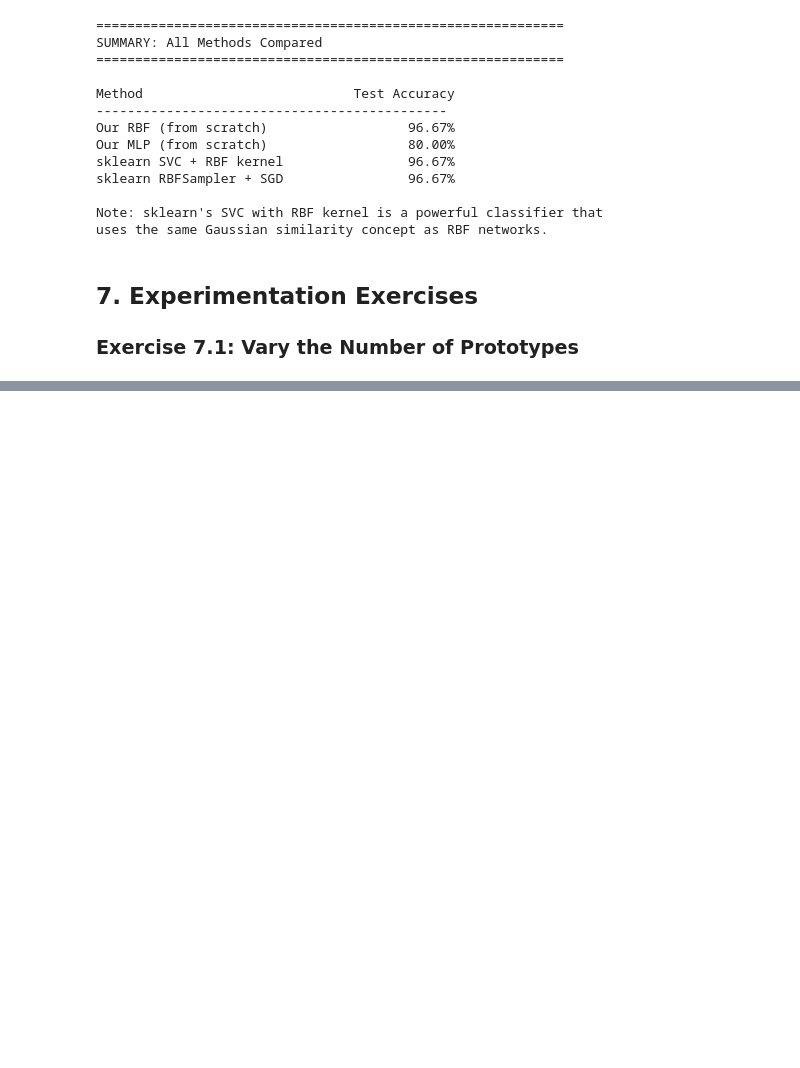
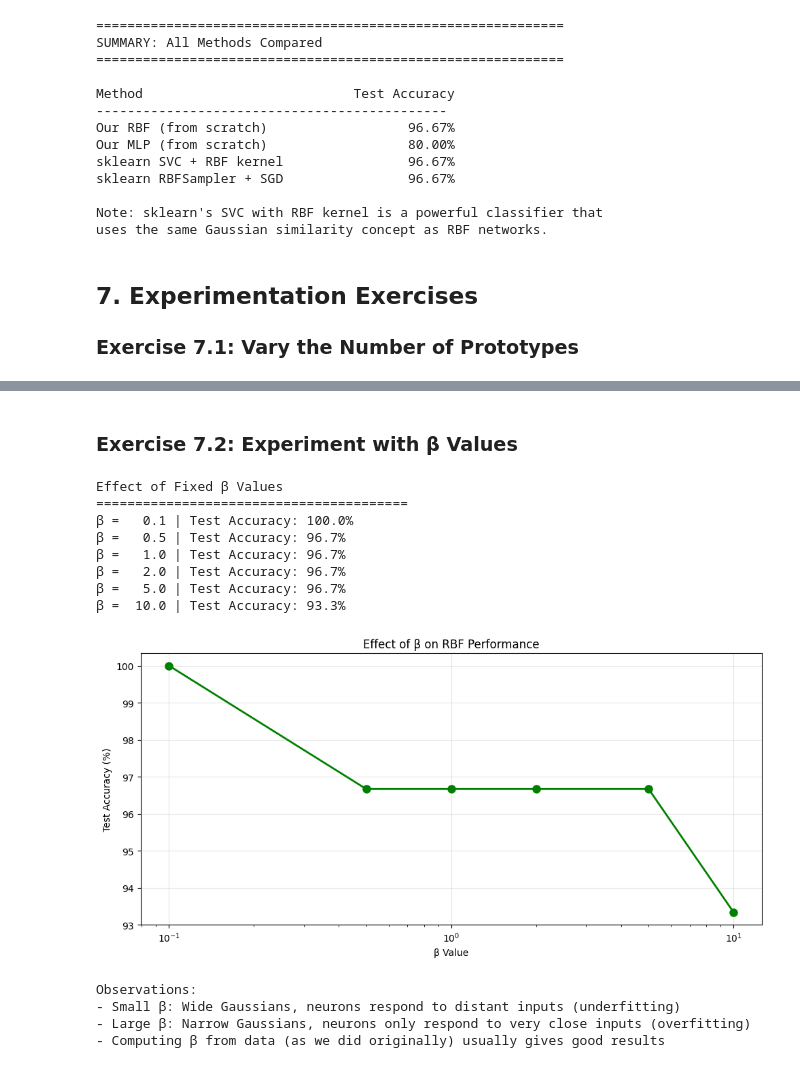
Before and after one commit to fionnmcgoldrick123/artificial_intelligence_lab, a Jupyter notebook: lab_3.ipynb, the cells around one changed output, grey strips where cells are left out. Drawn from its saved outputs; the diff is of its cells as text; code cells hidden in the pictures; blank space fills up the shorter version.

Commit message:
Completed Lab 3: - Add final exercise - Fix bug from lab 1

```diff
--- a/lab_3.ipynb
+++ b/lab_3.ipynb
@@ -658,0 +682,68 @@ print("- Sweet spot depends on dataset complexity")
+# %% [markdown]
+### Exercise 7.2: Experiment with β Values
+# %%
+# Experiment: Effect of fixed β values
+class RBFNetworkFixedBeta(RBFNetwork):
+    """RBF Network with fixed (not computed) beta value."""
+
+    def __init__(self, n_prototypes=10, fixed_beta=1.0):
+        super().__init__(n_prototypes)
+        self.fixed_beta = fixed_beta
+
+    def fit(self, X, y):
+        # Stage 1: Select prototypes (same as before)
+        kmeans = KMeans(n_clusters=self.n_prototypes, random_state=42, n_init=10)
+        kmeans.fit(X)
+        self.prototypes = kmeans.cluster_centers_
+
+        # Stage 2: Use fixed beta instead of computing from data
+        self.betas = np.full(self.n_prototypes, self.fixed_beta)
+
+        # Stage 3: Learn weights (same as before)
+        H = self._compute_hidden_activations(X)
+        H_bias = np.column_stack([H, np.ones(H.shape[0])])
+        self.weights = np.linalg.pinv(H_bias) @ y
+
+        return self
+
+beta_values = [0.1, 0.5, 1.0, 2.0, 5.0, 10.0]
+beta_results = []
+print("Effect of Fixed β Values")
+print("=" * 40)
+for beta in beta_values:
+    rbf_beta = RBFNetworkFixedBeta(n_prototypes=30, fixed_beta=beta)
+    rbf_beta.fit(X_train, y_train)
+
+    test_acc = accuracy_score(y_test_labels, rbf_beta.predict(X_test))
+    beta_results.append((beta, test_acc))
+    print(f"β = {beta:5.1f} | Test Accuracy: {test_acc*100:.1f}%")
+# Plot
+fig, ax = plt.subplots(figsize=(10, 5))
+betas, accs = zip(*beta_results)
+ax.plot(betas, [a * 100 for a in accs], 'o-', color='green', linewidth=2, markersize=8)
+ax.set_xlabel('β Value')
+ax.set_ylabel('Test Accuracy (%)')
+ax.set_title('Effect of β on RBF Performance')
+ax.set_xscale('log')
+ax.grid(True, alpha=0.3)
+plt.tight_layout()
+plt.savefig('rbf_beta_experiment.png', dpi=150)
+plt.show()
+print("\nObservations:")
+print("- Small β: Wide Gaussians, neurons respond to distant inputs (underfitting)")
+print("- Large β: Narrow Gaussians, neurons only respond to very close inputs (overfitting)")
+print("- Computing β from data (as we did originally) usually gives good results")
+# %% [output]
+Effect of Fixed β Values
+========================================
+β =   0.1 | Test Accuracy: 100.0%
+β =   0.5 | Test Accuracy: 96.7%
+β =   1.0 | Test Accuracy: 96.7%
+β =   2.0 | Test Accuracy: 96.7%
+β =   5.0 | Test Accuracy: 96.7%
+β =  10.0 | Test Accuracy: 93.3%
+[figure, added]
+Observations:
+- Small β: Wide Gaussians, neurons respond to distant inputs (underfitting)
+- Large β: Narrow Gaussians, neurons only respond to very close inputs (overfitting)
+- Computing β from data (as we did originally) usually gives good results
```
Also changed, not shown: parts of 1 cell of this notebook, 3 other files.
